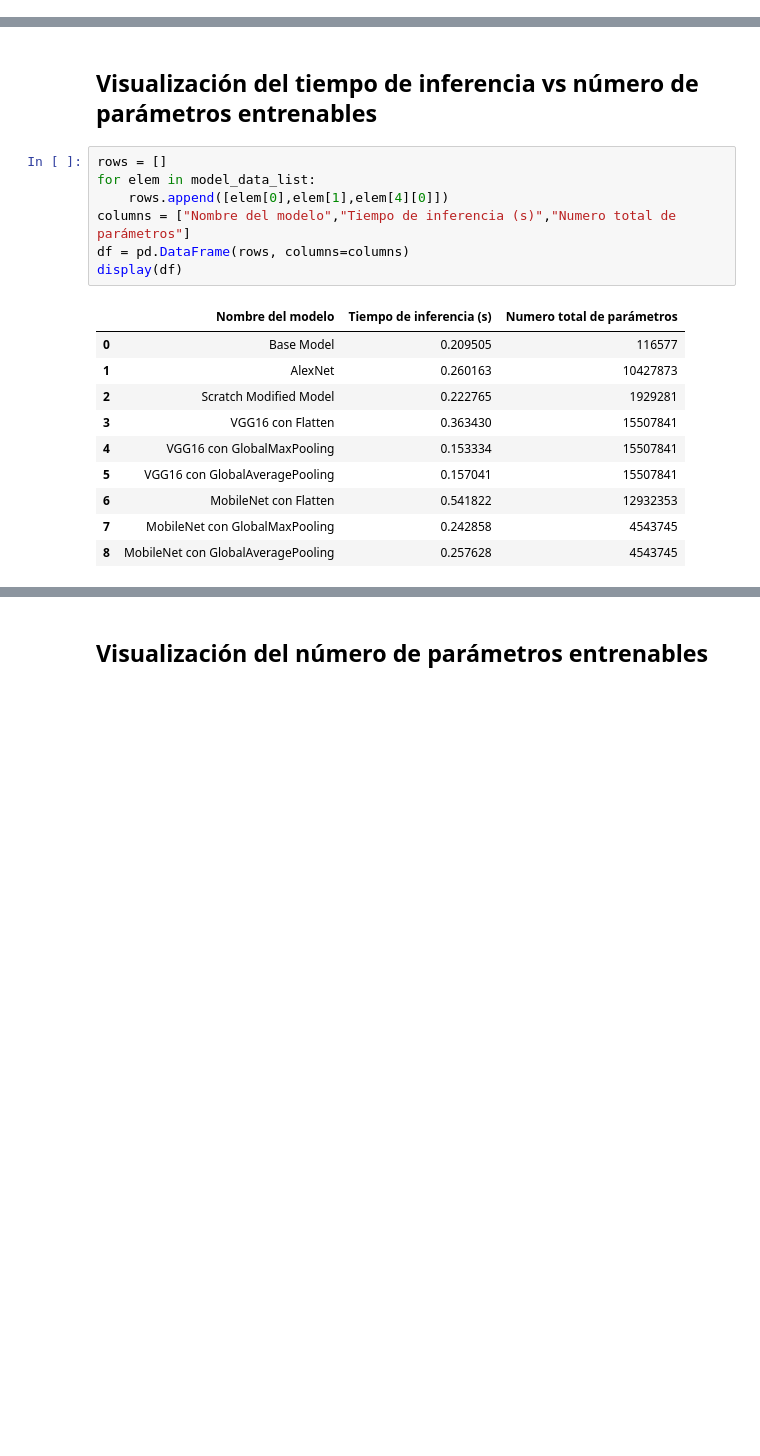
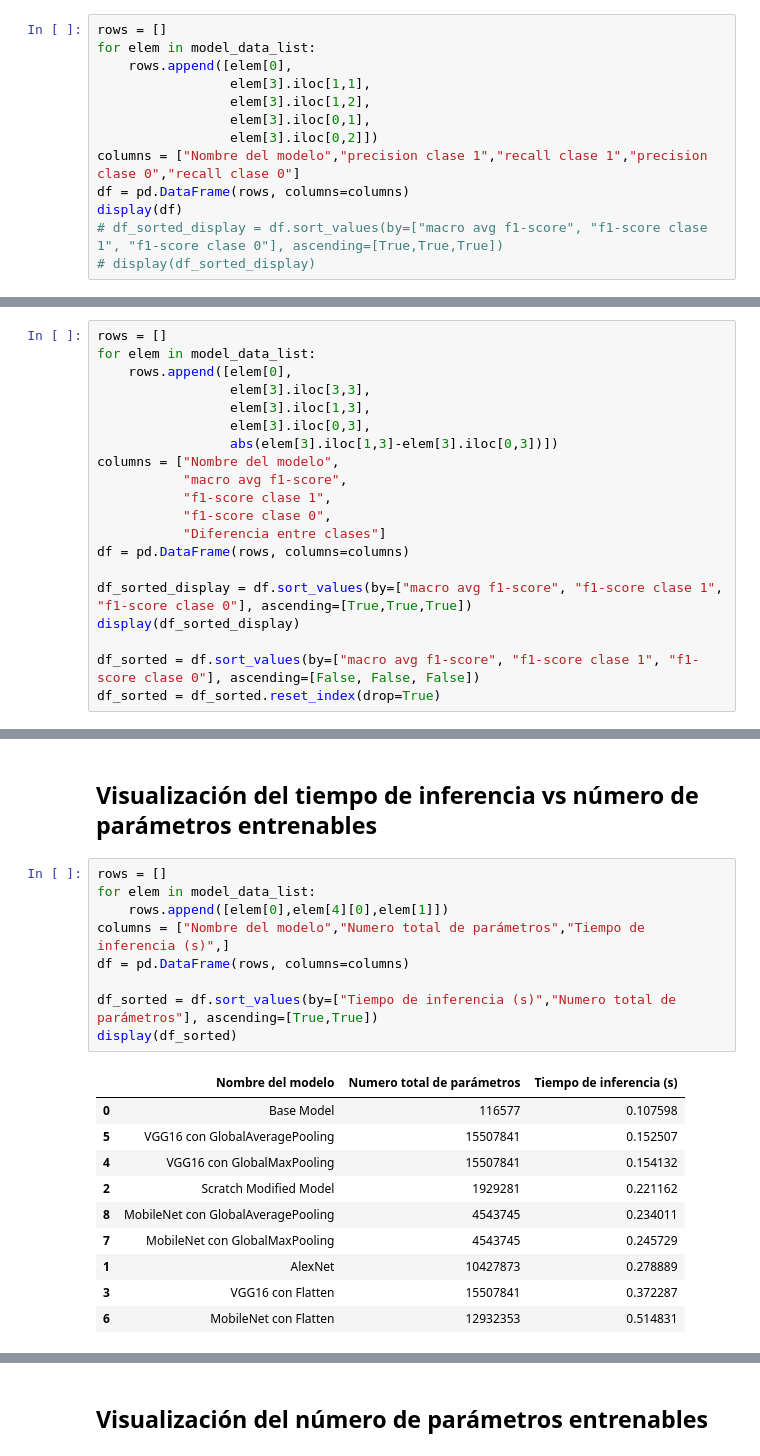
Before and after one commit to raulpg1/mining-detector-gee-tfm, a Jupyter notebook: notebooks/visualizacion_resultados.ipynb, the cells around one changed output, grey strips where cells are left out. Drawn from its saved outputs; the diff is of its cells as text; blank space fills up the shorter version.

```diff
--- a/notebooks/visualizacion_resultados.ipynb
+++ b/notebooks/visualizacion_resultados.ipynb
@@ -102,0 +138,13 @@ display(df)
+# %%
+rows = []
+for elem in model_data_list:
+    rows.append([elem[0],
+                 elem[3].iloc[1,1],
+                 elem[3].iloc[1,2],
+                 elem[3].iloc[0,1],
+                 elem[3].iloc[0,2]])
+columns = ["Nombre del modelo","precision clase 1","recall clase 1","precision clase 0","recall clase 0"]
+df = pd.DataFrame(rows, columns=columns)
+display(df)
+# df_sorted_display = df.sort_values(by=["macro avg f1-score", "f1-score clase 1", "f1-score clase 0"], ascending=[True,True,True])
+# display(df_sorted_display)
@@ -102,0 +164,20 @@ display(df)
+# %%
+rows = []
+for elem in model_data_list:
+    rows.append([elem[0],
+                 elem[3].iloc[3,3],
+                 elem[3].iloc[1,3],
+                 elem[3].iloc[0,3],
+                 abs(elem[3].iloc[1,3]-elem[3].iloc[0,3])])
+columns = ["Nombre del modelo",
+           "macro avg f1-score",
+           "f1-score clase 1",
+           "f1-score clase 0",
+           "Diferencia entre clases"]
+df = pd.DataFrame(rows, columns=columns)
+
+df_sorted_display = df.sort_values(by=["macro avg f1-score", "f1-score clase 1", "f1-score clase 0"], ascending=[True,True,True])
+display(df_sorted_display)
+
+df_sorted = df.sort_values(by=["macro avg f1-score", "f1-score clase 1", "f1-score clase 0"], ascending=[False, False, False])
+df_sorted = df_sorted.reset_index(drop=True)
@@ -105,18 +230,20 @@ display(df)
 # %%
 rows = []
 for elem in model_data_list:
-    rows.append([elem[0],elem[1],elem[4][0]])
-columns = ["Nombre del modelo","Tiempo de inferencia (s)","Numero total de parámetros"]
+    rows.append([elem[0],elem[4][0],elem[1]])
+columns = ["Nombre del modelo","Numero total de parámetros","Tiempo de inferencia (s)",]
 df = pd.DataFrame(rows, columns=columns)
-display(df)
+
+df_sorted = df.sort_values(by=["Tiempo de inferencia (s)","Numero total de parámetros"], ascending=[True,True])
+display(df_sorted)
 # %% [output]
-|  | Nombre del modelo | Tiempo de inferencia (s) | Numero total de parámetros |
-| 0 | Base Model | 0.209505 | 116577 |
-| 1 | AlexNet | 0.260163 | 10427873 |
-| 2 | Scratch Modified Model | 0.222765 | 1929281 |
-| 3 | VGG16 con Flatten | 0.363430 | 15507841 |
-| 4 | VGG16 con GlobalMaxPooling | 0.153334 | 15507841 |
-| 5 | VGG16 con GlobalAveragePooling | 0.157041 | 15507841 |
-| 6 | MobileNet con Flatten | 0.541822 | 12932353 |
-| 7 | MobileNet con GlobalMaxPooling | 0.242858 | 4543745 |
-| 8 | MobileNet con GlobalAveragePooling | 0.257628 | 4543745 |
+|  | Nombre del modelo | Numero total de parámetros | Tiempo de inferencia (s) |
+| 0 | Base Model | 116577 | 0.107598 |
+| 5 | VGG16 con GlobalAveragePooling | 15507841 | 0.152507 |
+| 4 | VGG16 con GlobalMaxPooling | 15507841 | 0.154132 |
+| 2 | Scratch Modified Model | 1929281 | 0.221162 |
+| 8 | MobileNet con GlobalAveragePooling | 4543745 | 0.234011 |
+| 7 | MobileNet con GlobalMaxPooling | 4543745 | 0.245729 |
+| 1 | AlexNet | 10427873 | 0.278889 |
+| 3 | VGG16 con Flatten | 15507841 | 0.372287 |
+| 6 | MobileNet con Flatten | 12932353 | 0.514831 |
```
Also changed, not shown: parts of 16 cells of this notebook, 2 other files.
